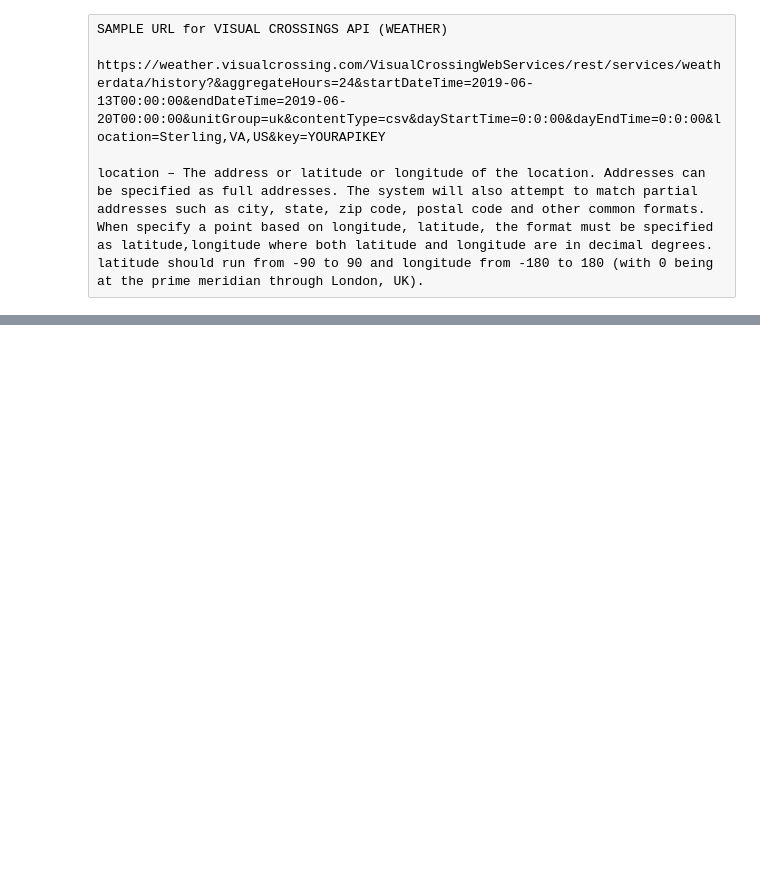
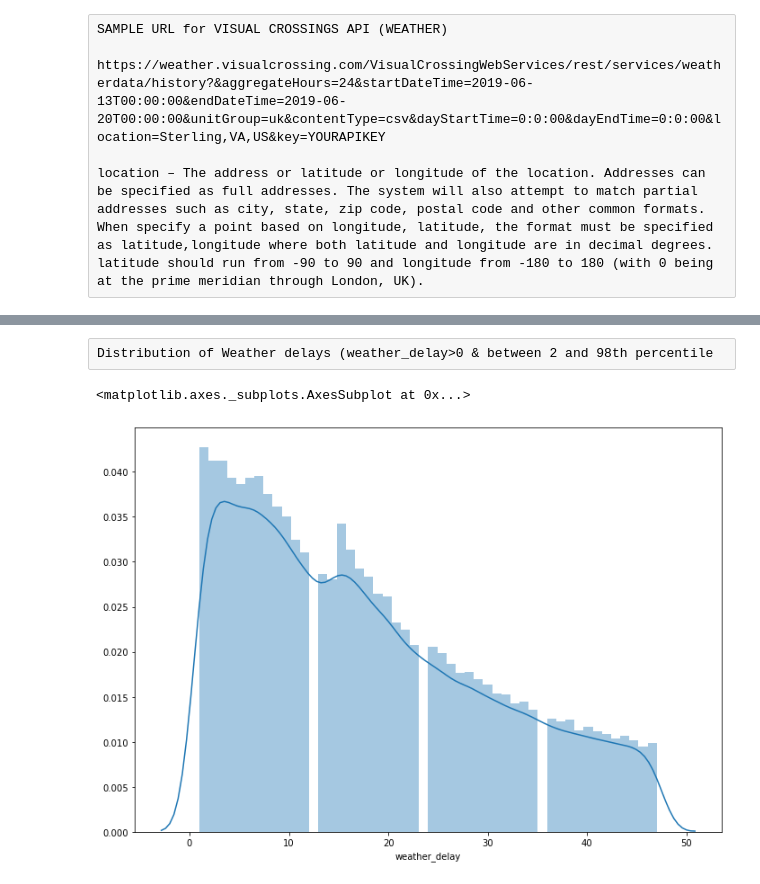
Before and after one commit to davidlinrin/lhl_midterm, a Jupyter notebook: python_code/Task_3.ipynb, the cells around one changed output, grey strips where cells are left out. Saved outputs shown, nothing was run; the diff lists cells and outputs as text; code cells hidden in the pictures; blank space fills up the shorter version.

```diff
--- a/python_code/Task_3.ipynb
+++ b/python_code/Task_3.ipynb
@@ -30,0 +235,3 @@ I'll use latitude and longitude to increase my "towns" list from 326 to 500
+# %%
+df_delay['fl_date']=df_delay['fl_date'].astype('datetime64[ns]')
+df_delay['month']=df_delay['fl_date'].dt.month
@@ -30,0 +248,2 @@ I'll use latitude and longitude to increase my "towns" list from 326 to 500
+# %%
+test_df=df_delay[['origin','month','dest']].groupby(['origin','month']).count()
@@ -30,0 +272,7 @@ I'll use latitude and longitude to increase my "towns" list from 326 to 500
+# %%
+# if length of row is equal to 12, then index is the airport code, and eligible
+# for list of cities
+eligible=[]
+for i in range(len(test_df.unstack(1))):
+    if test_df.unstack(1).iloc[i].reset_index()[test_df.unstack(1).index[i]].count()==12:
+        eligible.append(test_df.unstack(1).index[i])
@@ -30,0 +299,2 @@ I'll use latitude and longitude to increase my "towns" list from 326 to 500
+# %%
+df_delay=df_delay[df_delay['origin'].isin(eligible)]
@@ -30,0 +887,8 @@ I'll use latitude and longitude to increase my "towns" list from 326 to 500
+# %% [raw]
+Distribution of Weather delays (weather_delay>0 & between 2 and 98th percentile
+# %%
+sns.distplot(df_delay[df_delay['weather_delay'].between(df_delay['weather_delay'].quantile(0.02),
+                                               df_delay['weather_delay'].quantile(0.98))&df_delay['weather_delay']>0]['weather_delay'])
+# %% [output]
+<matplotlib.axes._subplots.AxesSubplot at 0x...>
+[figure, added]
```
Also changed, not shown: parts of 196 cells of this notebook, 2 other files.
